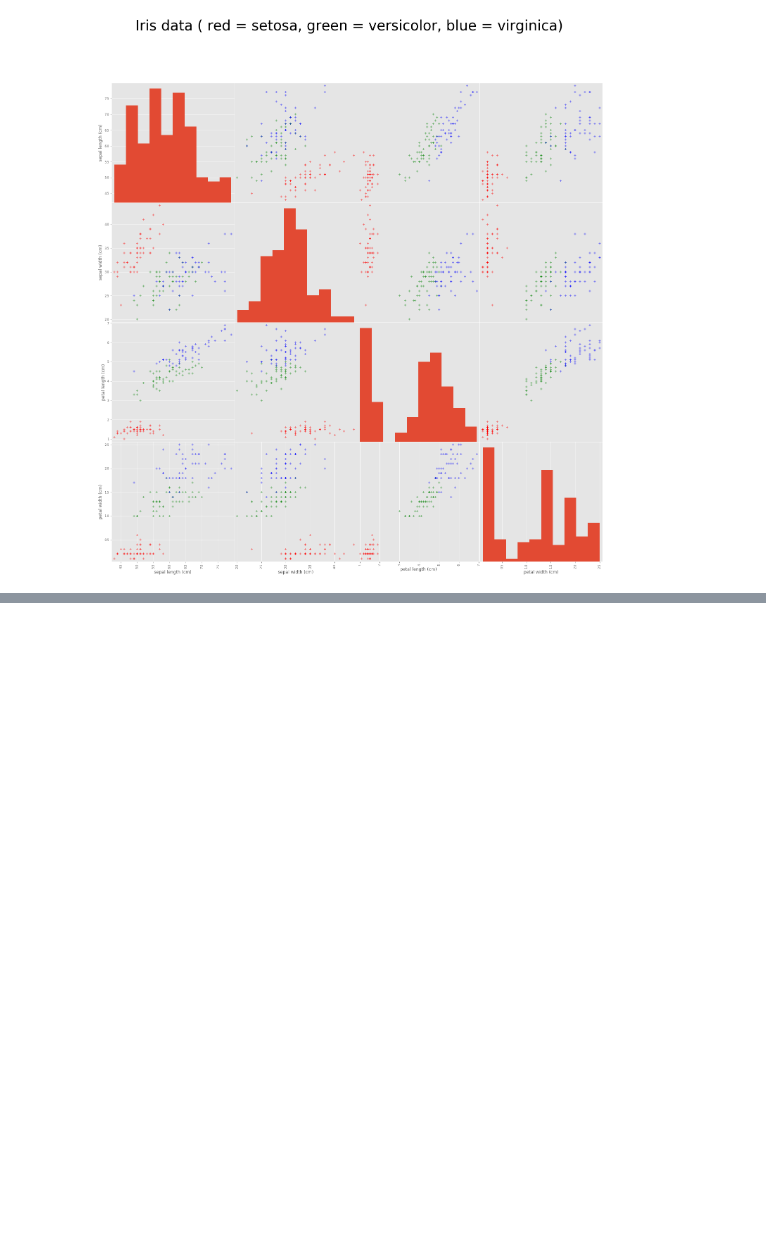
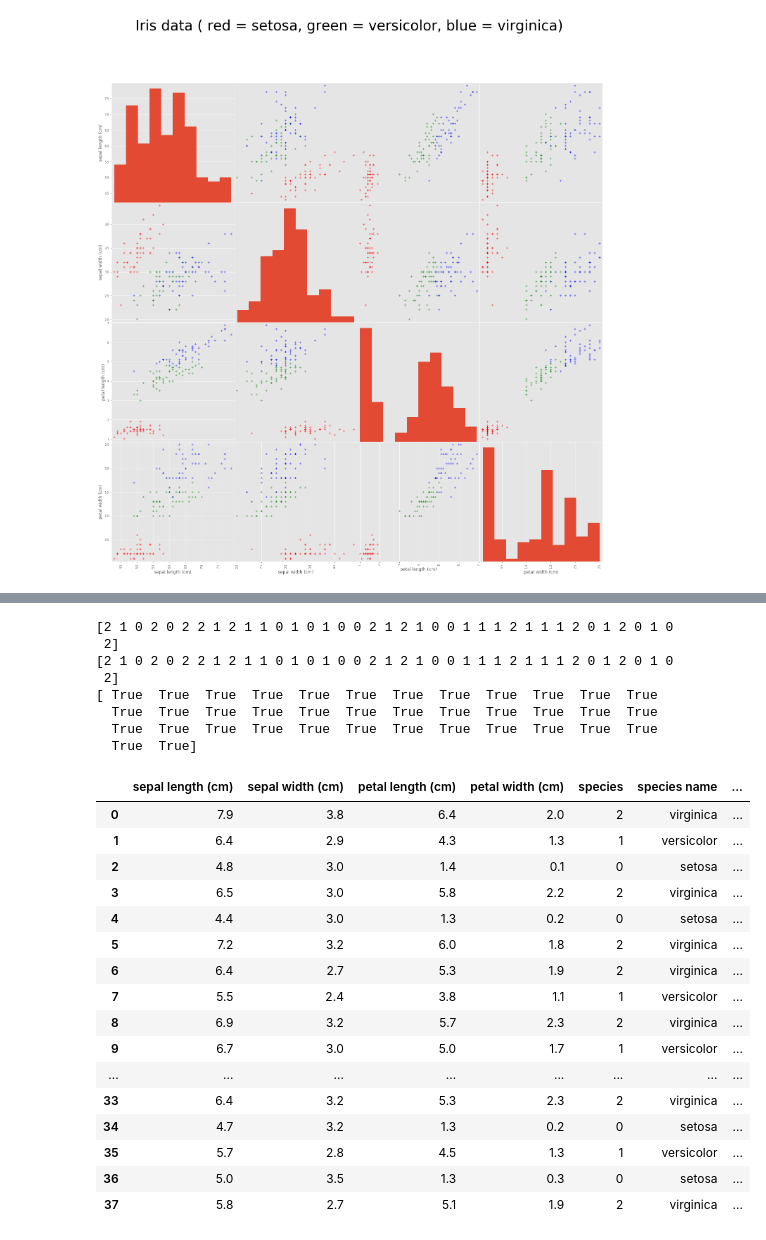
Before and after one commit to akbowers/cloudTensorflow, a Jupyter notebook: Notebooks/Iris-Logistic_Regression_tensorflow.ipynb, the cells around one changed output, grey strips where cells are left out. Drawn from its saved outputs; the diff is of its cells as text; code cells hidden in the pictures; blank space fills up the shorter version.

Commit message:
Add functionality for color misclassified values

```diff
--- a/Notebooks/Iris-Logistic_Regression_tensorflow.ipynb
+++ b/Notebooks/Iris-Logistic_Regression_tensorflow.ipynb
@@ -194,0 +218,23 @@ p.create_scatter_matrix('species name', 'species','Iris data')
+# %%
+def add_pred_classification_to_df(df, y_pred):
+    # It is stupid we have to specify dtype to limit number of allowed chars in string.
+    # Find a way around this
+    # pred_labels = np.empty(len(self.y_pred), dtype= '|S13')
+    pred_labels = np.empty(len(y_pred), dtype = int)
+    misclassified = np.empty(len(y_pred), dtype = bool)
+#     for numeric_label in label_name_dict:
+#         # pred_labels[np.where(self.y_pred == numeric_label)] = self.label_name_dict[numeric_label]
+#         print (len(np.where(y_pred == numeric_label)))
+#         pred_labels[np.where(y_pred == numeric_label)] = numeric_label
+    y_test = df['species']
+    misclassified[np.where(y_test != y_pred)] = True
+    print y_pred
+    indicator = y_pred
+    print y_pred
+    # indicator[misclassified] = 'misclassified
+    indicator[misclassified] = 3
+    print (y_pred == indicator)
+    test_df = df
+    test_df['predicted'] = y_pred
+    test_df['indicator'] = indicator
+    return test_df
@@ -199,0 +251,29 @@ array([1, 1, 0, 1, 1, 0, 2, 1, 2, 0, 2, 1, 2, 0, 2, 2, 0, 1, 1, 0, 2, 0, 2,
+# %%
+df_misclassified = add_pred_classification_to_df(test_df, pred_labels)
+df_misclassified
+# %% [output]
+[2 1 0 2 0 2 2 1 2 1 1 0 1 0 1 0 0 2 1 2 1 0 0 1 1 1 2 1 1 1 2 0 1 2 0 1 0
+ 2]
+[2 1 0 2 0 2 2 1 2 1 1 0 1 0 1 0 0 2 1 2 1 0 0 1 1 1 2 1 1 1 2 0 1 2 0 1 0
+ 2]
+[ True  True  True  True  True  True  True  True  True  True  True  True
+  True  True  True  True  True  True  True  True  True  True  True  True
+  True  True  True  True  True  True  True  True  True  True  True  True
+  True  True]
+|  | sepal length (cm) | sepal width (cm) | petal length (cm) | petal width (cm) | species | species name | ... |
+| 0 | 7.9 | 3.8 | 6.4 | 2.0 | 2 | virginica | ... |
+| 1 | 6.4 | 2.9 | 4.3 | 1.3 | 1 | versicolor | ... |
+| 2 | 4.8 | 3.0 | 1.4 | 0.1 | 0 | setosa | ... |
+| 3 | 6.5 | 3.0 | 5.8 | 2.2 | 2 | virginica | ... |
+| 4 | 4.4 | 3.0 | 1.3 | 0.2 | 0 | setosa | ... |
+| 5 | 7.2 | 3.2 | 6.0 | 1.8 | 2 | virginica | ... |
+| 6 | 6.4 | 2.7 | 5.3 | 1.9 | 2 | virginica | ... |
+| 7 | 5.5 | 2.4 | 3.8 | 1.1 | 1 | versicolor | ... |
+| 8 | 6.9 | 3.2 | 5.7 | 2.3 | 2 | virginica | ... |
+| 9 | 6.7 | 3.0 | 5.0 | 1.7 | 1 | versicolor | ... |
+| ... | ... | ... | ... | ... | ... | ... | ... |
+| 33 | 6.4 | 3.2 | 5.3 | 2.3 | 2 | virginica | ... |
+| 34 | 4.7 | 3.2 | 1.3 | 0.2 | 0 | setosa | ... |
+| 35 | 5.7 | 2.8 | 4.5 | 1.3 | 1 | versicolor | ... |
+| 36 | 5.0 | 3.5 | 1.3 | 0.3 | 0 | setosa | ... |
+| 37 | 5.8 | 2.7 | 5.1 | 1.9 | 2 | virginica | ... |
```
Also changed, not shown: parts of 48 cells of this notebook, 6 other files.
